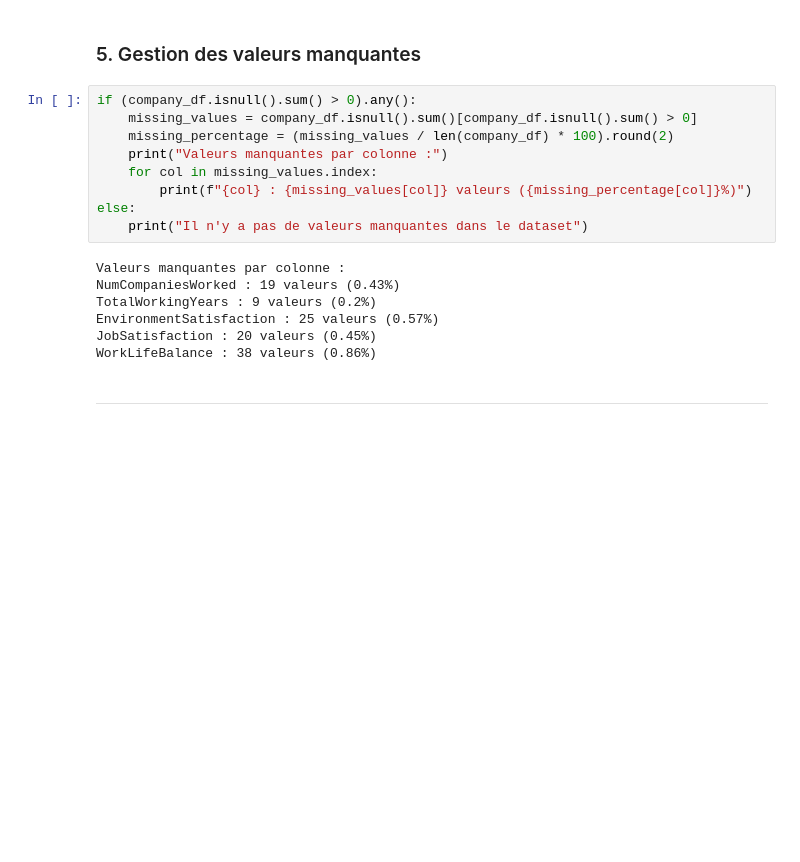
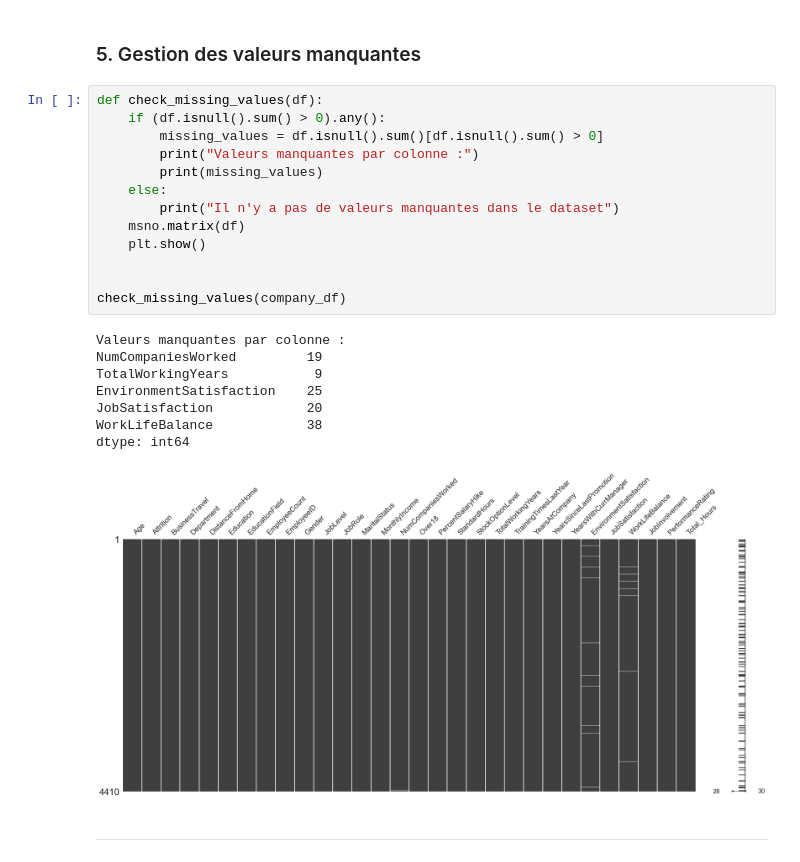
Before and after one commit to warren-gaure/projet-ia, a Jupyter notebook: notebooks/Livrable.ipynb, the cells around one changed output. Saved outputs shown, nothing was run; the diff lists cells and outputs as text; blank space fills up the shorter version.

```diff
--- a/notebooks/Livrable.ipynb
+++ b/notebooks/Livrable.ipynb
@@ -285,21 +292,27 @@ display(company_df.head())
 # %% [markdown]
 ### 5. <a id='missing-check'>Gestion des valeurs manquantes</a>
 # %%
-if (company_df.isnull().sum() > 0).any():
-    missing_values = company_df.isnull().sum()[company_df.isnull().sum() > 0]
-    missing_percentage = (missing_values / len(company_df) * 100).round(2)
-    print("Valeurs manquantes par colonne :")
-    for col in missing_values.index:
-        print(f"{col} : {missing_values[col]} valeurs ({missing_percentage[col]}%)")
-else:
-    print("Il n'y a pas de valeurs manquantes dans le dataset")
+def check_missing_values(df):
+    if (df.isnull().sum() > 0).any():
+        missing_values = df.isnull().sum()[df.isnull().sum() > 0]
+        print("Valeurs manquantes par colonne :")
+        print(missing_values)
+    else:
+        print("Il n'y a pas de valeurs manquantes dans le dataset")
+    msno.matrix(df)
+    plt.show()
+
+
+check_missing_values(company_df)
 # %% [output]
 Valeurs manquantes par colonne :
-NumCompaniesWorked : 19 valeurs (0.43%)
-TotalWorkingYears : 9 valeurs (0.2%)
-EnvironmentSatisfaction : 25 valeurs (0.57%)
-JobSatisfaction : 20 valeurs (0.45%)
-WorkLifeBalance : 38 valeurs (0.86%)
+NumCompaniesWorked         19
+TotalWorkingYears           9
+EnvironmentSatisfaction    25
+JobSatisfaction            20
+WorkLifeBalance            38
+dtype: int64
+[figure, added]
 # %% [markdown]
 ---
 # %% [markdown]
```
Also changed, not shown: parts of 35 cells of this notebook.
